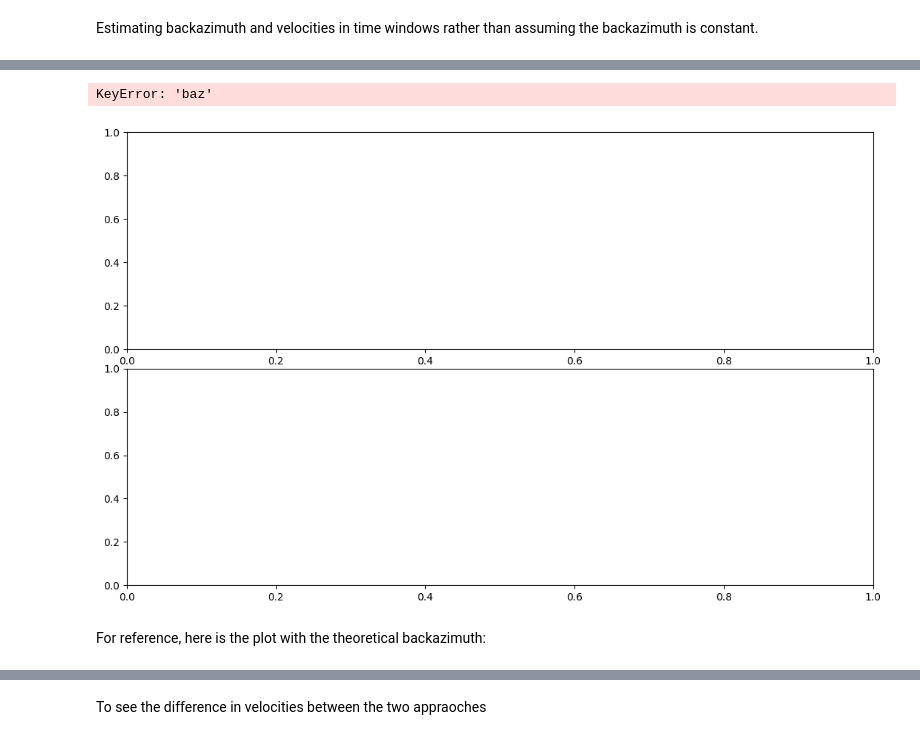
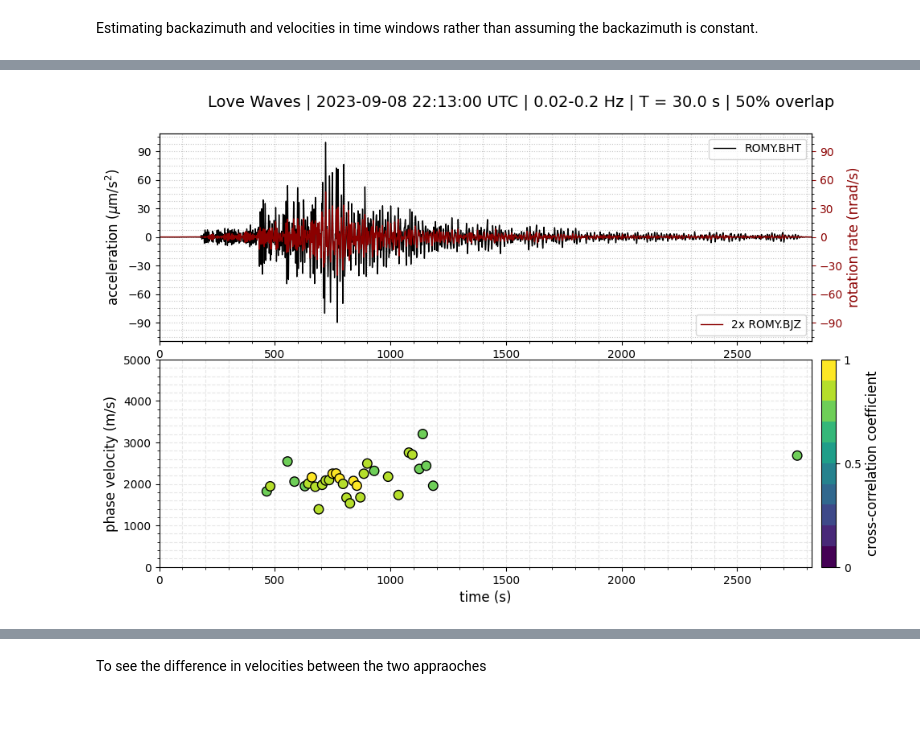
Before and after one commit to andbrocode/SixDegreesOfFreedom, a Jupyter notebook: examples/XROMY_velocity_check.ipynb, the cells around one changed output, grey strips where cells are left out. Cells and saved outputs as stored; diff of their text form; code cells hidden in the pictures; blank space fills up the shorter version.

```diff
--- a/examples/XROMY_velocity_check.ipynb
+++ b/examples/XROMY_velocity_check.ipynb
@@ -226,13 +197,35 @@ ODR Results: slope=2684.507735, R²=0.6149
+# %%
+
+love_velocities_win1 = sd.compute_velocities_optimized(
+    wave_type='love',
+    baz_results=baz_results_love,
+    baz_mode='mid',  # 'mid' or 'max' - use 'mid' for median backazimuth, 'max' for maximum correlation
+    method='odr',  # 'odr' | 'ransac' | 'theilsen'
+    cc_threshold=config['cc_threshold'],
+    r_squared_threshold=0.0,  # Minimum R-squared threshold for regression quality
+    zero_intercept=True,  # Force intercept to be zero
+    plot=False  # Set to True to plot regression results
+)
+
+
+love_velocities_win1 = sd.compute_velocities_optimized(
+    wave_type='rayleigh',
+    baz_results=baz_results_rayleigh,
+    baz_mode='mid',  # 'mid' or 'max' - use 'mid' for median backazimuth, 'max' for maximum correlation
+    method='odr',  # 'odr' | 'ransac' | 'theilsen'
+    cc_threshold=config['cc_threshold'],
+    r_squared_threshold=0.0,  # Minimum R-squared threshold for regression quality
+    zero_intercept=True,  # Force intercept to be zero
+    plot=False  # Set to True to plot regression results
+)
 # %%
 # Plot results
 fig = plot_velocities(
     sd,
     velocity_results=love_velocities_win1,
     vmax=5000,  # optional
     minors=True, # optional
+    figsize=(12, 7)
 )
 # %% [output]
-KeyError: 'baz'
-[figure, old version]
+[figure, new version]
-# %% [markdown]
-For reference, here is the plot with the theoretical backazimuth:
```
Also changed, not shown: parts of 11 cells of this notebook, 1 other file.
